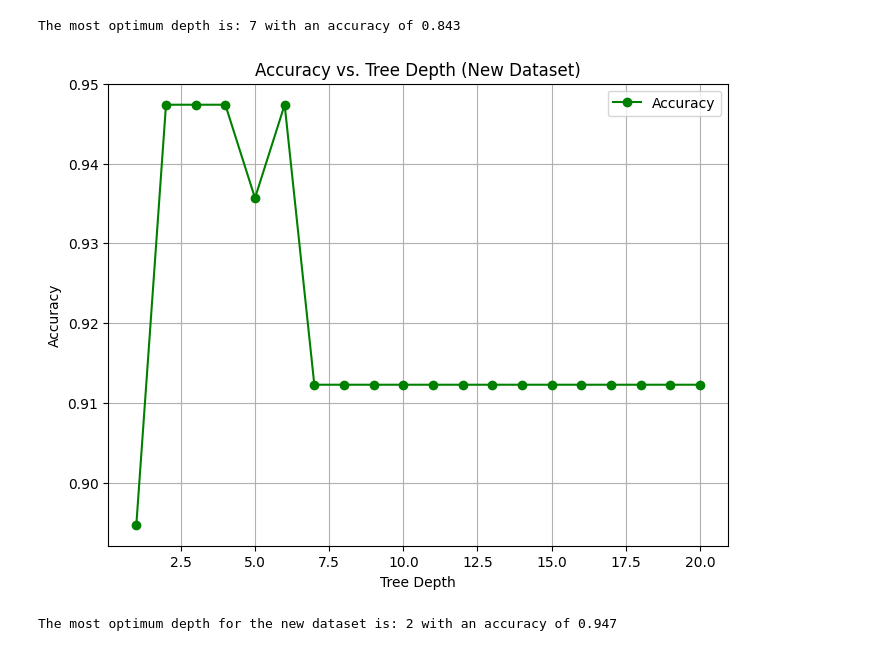
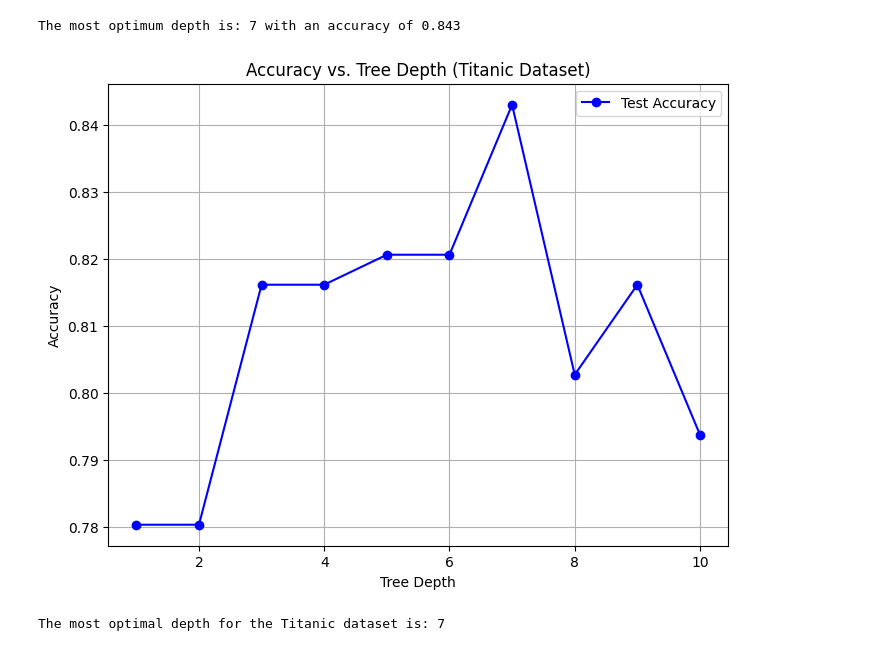
Before and after one commit to Akshata1712/fmml_assignments, a Jupyter notebook: FMML_2024_Module_5_Lab_3_IM_DT.ipynb, the cells around one changed output. Drawn from its saved outputs; the diff is of its cells as text; code cells hidden in the pictures.

```diff
--- a/FMML_2024_Module_5_Lab_3_IM_DT.ipynb
+++ b/FMML_2024_Module_5_Lab_3_IM_DT.ipynb
@@ -462,29 +463,29 @@ optimal_depth = depth_range[accuracies.index(max(accuracies))]
 print(f"The most optimum depth is: {optimal_depth} with an accuracy of {max(accuracies):.3f}")
 # %% [output]
 The most optimum depth is: 7 with an accuracy of 0.843
-# %%
-from sklearn.datasets import load_breast_cancer
-from sklearn.model_selection import train_test_split
-
-data = load_breast_cancer()
-X_new, y_new = data.data, data.target
-
-X_train_new, X_test_new, y_train_new, y_test_new = train_test_split(X_new, y_new, test_size=0.3, random_state=0)
-
-new_depth_range = range(1, 21)
-new_accuracies = [returnAccuracy((X_train_new, y_train_new), (X_test_new, y_test_new), max_depth=d) for d in new_depth_range]
-
-plt.figure(figsize=(8, 6))
-plt.plot(new_depth_range, new_accuracies, marker='o', linestyle='-', color='g', label="Accuracy")
-plt.xlabel("Tree Depth")
-plt.ylabel("Accuracy")
-plt.title("Accuracy vs. Tree Depth (New Dataset)")
-plt.legend()
-plt.grid()
-plt.show()
-
-new_optimal_depth = new_depth_range[new_accuracies.index(max(new_accuracies))]
-print(f"The most optimum depth for the new dataset is: {new_optimal_depth} with an accuracy of {max(new_accuracies):.3f}")
-# %% [output]
-[figure, removed]
-The most optimum depth for the new dataset is: 2 with an accuracy of 0.947
+# %%
+
+depth_range = range(1, 11)
+accuracies = []
+
+for depth in depth_range:
+    clf = DecisionTreeClassifier(max_depth=depth, random_state=0)
+    clf.fit(trainX, trainy)
+    y_pred = clf.predict(testX)
+    acc = accuracy_score(testy, y_pred)
+    accuracies.append(acc)
+
+plt.figure(figsize=(8, 6))
+plt.plot(depth_range, accuracies, marker='o', linestyle='-', color='b', label="Test Accuracy")
+plt.xlabel("Tree Depth")
+plt.ylabel("Accuracy")
+plt.title("Accuracy vs. Tree Depth (Titanic Dataset)")
+plt.grid(True)
+plt.legend()
+plt.show()
+
+optimal_depth = depth_range[accuracies.index(max(accuracies))]
+print(f"The most optimal depth for the Titanic dataset is: {optimal_depth}")
+# %% [output]
+[figure, added]
+The most optimal depth for the Titanic dataset is: 7
```
Also changed, not shown: parts of 1 cell of this notebook.
